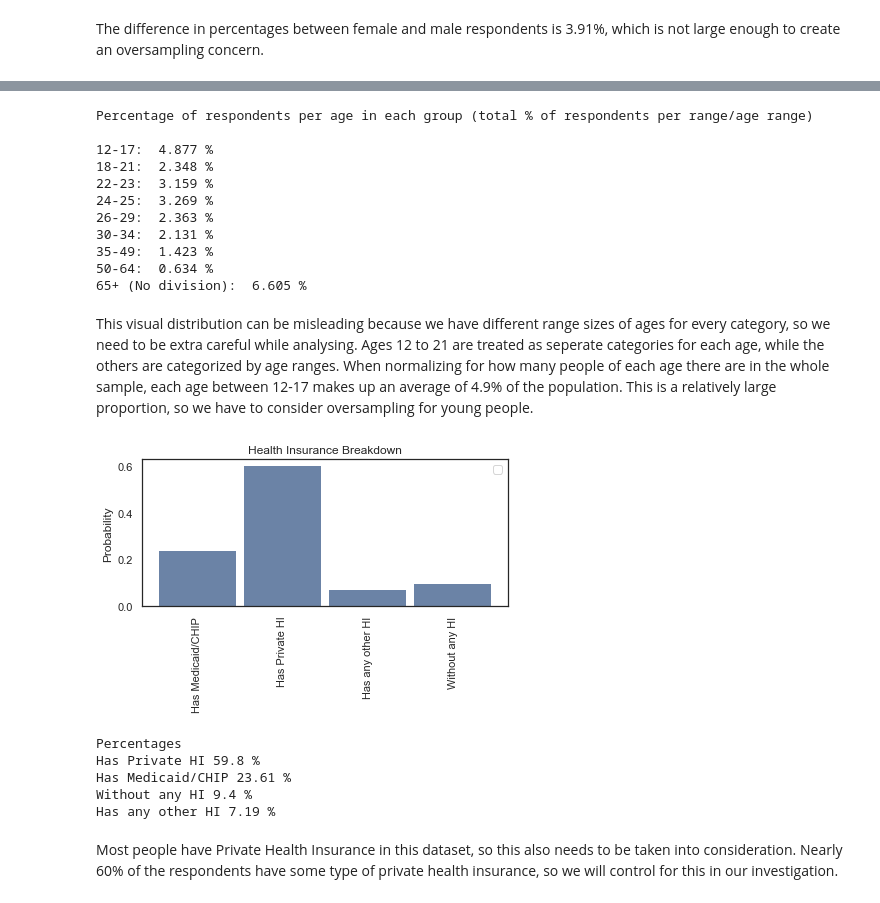
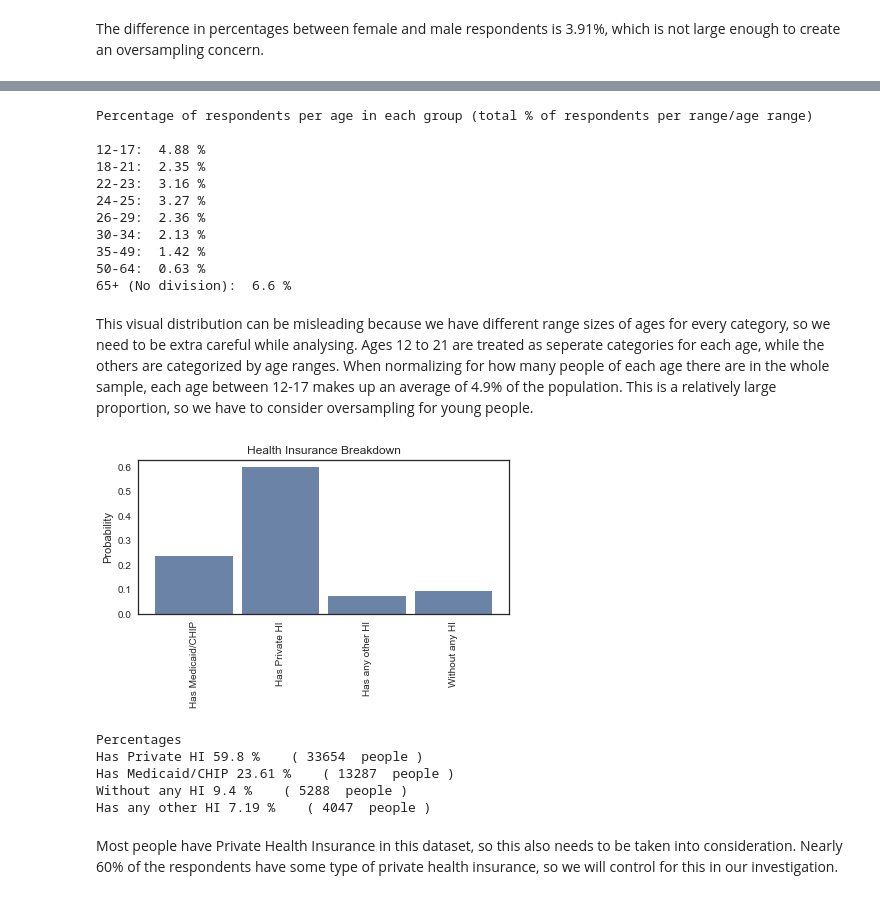
Before and after one commit to mhreid/OpioidsAndDemographics, a Jupyter notebook: project1/project1.ipynb, the cells around one changed output, grey strips where cells are left out. Saved outputs shown, nothing was run; the diff lists cells and outputs as text; code cells hidden in the pictures.

Commit message:
Added people counts for HI

```diff
--- a/project1/project1.ipynb
+++ b/project1/project1.ipynb
@@ -59,47 +59,48 @@ decorate(ylabel='Probability', title = 'Age Breakdown')
 # %%
 print("Percentage of respondents per age in each group (total % of respondents per range/age range)\n")
 
-print("12-17: ", round(((pmf_a["12"]+pmf_a["13"]+pmf_a["14"]+pmf_a["15"]+pmf_a["16"]+pmf_a["17"])/5)*100, 3), "%")
-print("18-21: ", round(((pmf_a["18"]+pmf_a["19"]+pmf_a["20"]+pmf_a["21"])/5)*100, 3), "%")
-print("22-23: ", round(((pmf_a["22-23"])/2)*100, 3), "%")
-print("24-25: ", round(((pmf_a["24-25"])/2)*100, 3), "%")
-print("26-29: ", round(((pmf_a["26-29"])/3)*100, 3), "%")
-print("30-34: ", round(((pmf_a["30-34"])/4)*100, 3), "%")
-print("35-49: ", round(((pmf_a["35-49"])/14)*100, 3), "%")
-print("50-64: ", round(((pmf_a["50-64"])/14)*100, 3), "%")
-print("65+ (No division): ", round((pmf_a["65+"]*100), 3), "%")
+print("12-17: ", round(((pmf_a["12"]+pmf_a["13"]+pmf_a["14"]+pmf_a["15"]+pmf_a["16"]+pmf_a["17"])/5)*100, 2), "%")
+print("18-21: ", round(((pmf_a["18"]+pmf_a["19"]+pmf_a["20"]+pmf_a["21"])/5)*100, 2), "%")
+print("22-23: ", round(((pmf_a["22-23"])/2)*100, 2), "%")
+print("24-25: ", round(((pmf_a["24-25"])/2)*100, 2), "%")
+print("26-29: ", round(((pmf_a["26-29"])/3)*100, 2), "%")
+print("30-34: ", round(((pmf_a["30-34"])/4)*100, 2), "%")
+print("35-49: ", round(((pmf_a["35-49"])/14)*100, 2), "%")
+print("50-64: ", round(((pmf_a["50-64"])/14)*100, 2), "%")
+print("65+ (No division): ", round((pmf_a["65+"]*100), 2), "%")
 # %% [output]
 Percentage of respondents per age in each group (total % of respondents per range/age range)
 
-12-17:  4.877 %
-18-21:  2.348 %
-22-23:  3.159 %
-24-25:  3.269 %
-26-29:  2.363 %
-30-34:  2.131 %
-35-49:  1.423 %
-50-64:  0.634 %
-65+ (No division):  6.605 %
+12-17:  4.88 %
+18-21:  2.35 %
+22-23:  3.16 %
+24-25:  3.27 %
+26-29:  2.36 %
+30-34:  2.13 %
+35-49:  1.42 %
+50-64:  0.63 %
+65+ (No division):  6.6 %
 # %% [markdown]
 This visual distribution can be misleading because we have different range sizes of ages for every category, so we need to be extra careful while analysing.
 Ages 12 to 21 are treated as seperate categories for each age, while the others are categorized by age ranges. When normalizing for how many people of each age there are in the whole sample, each age between 12-17 makes up an average of 4.9% of the population. This is a relatively large proportion, so we have to consider oversampling for young people.
 # %%
 pmf_a = Pmf(df["HEALTH_INSURANCE"])
+hist_a = Hist(df["HEALTH_INSURANCE"])
 thinkplot.Hist(pmf_a)
 plt.xticks(np.arange(0, 4, step=1), rotation='vertical')
 decorate(ylabel='Probability', title = 'Health Insurance Breakdown')
 # %% [output]
-[figure, old version]
+[figure, new version]
 # %%
 print("Percentages")
-for a in pmf_a:
-    print(a, round(pmf_a[a] * 100, 2) , "%")
+for a, b in zip(pmf_a, hist_a):
+    print(a, round(pmf_a[a] * 100, 2) , "%    (", hist_a[b], " people )")
 # %% [output]
 Percentages
-Has Private HI 59.8 %
-Has Medicaid/CHIP 23.61 %
-Without any HI 9.4 %
-Has any other HI 7.19 %
+Has Private HI 59.8 %    ( 33654  people )
+Has Medicaid/CHIP 23.61 %    ( 13287  people )
+Without any HI 9.4 %    ( 5288  people )
+Has any other HI 7.19 %    ( 4047  people )
 # %% [markdown]
 Most people have Private Health Insurance in this dataset, so this also needs to be taken into consideration. Nearly 60% of the respondents have some type of private health insurance, so we will control for this in our investigation.
 # %%
```
Also changed, not shown: parts of 23 cells of this notebook, 2 other files.
